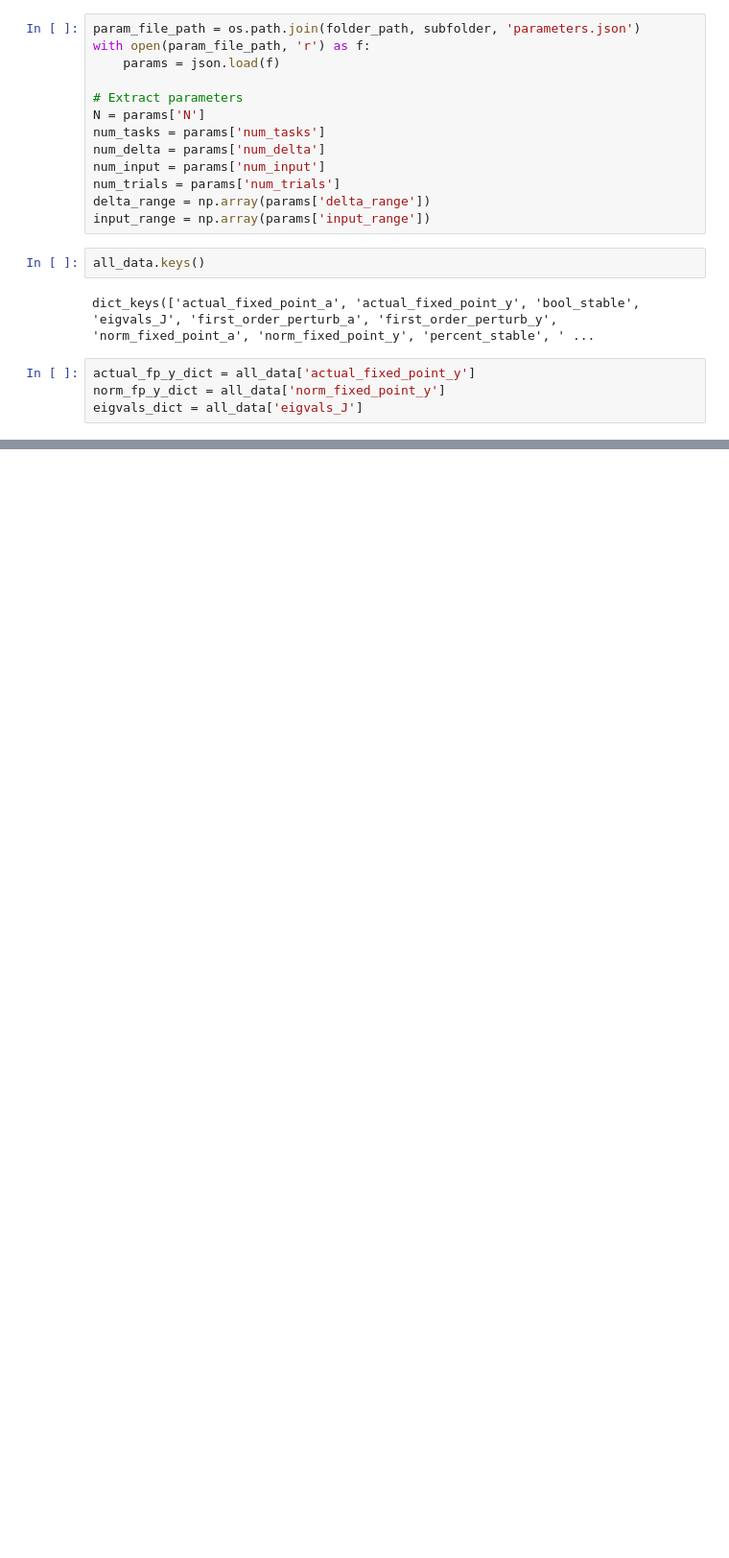
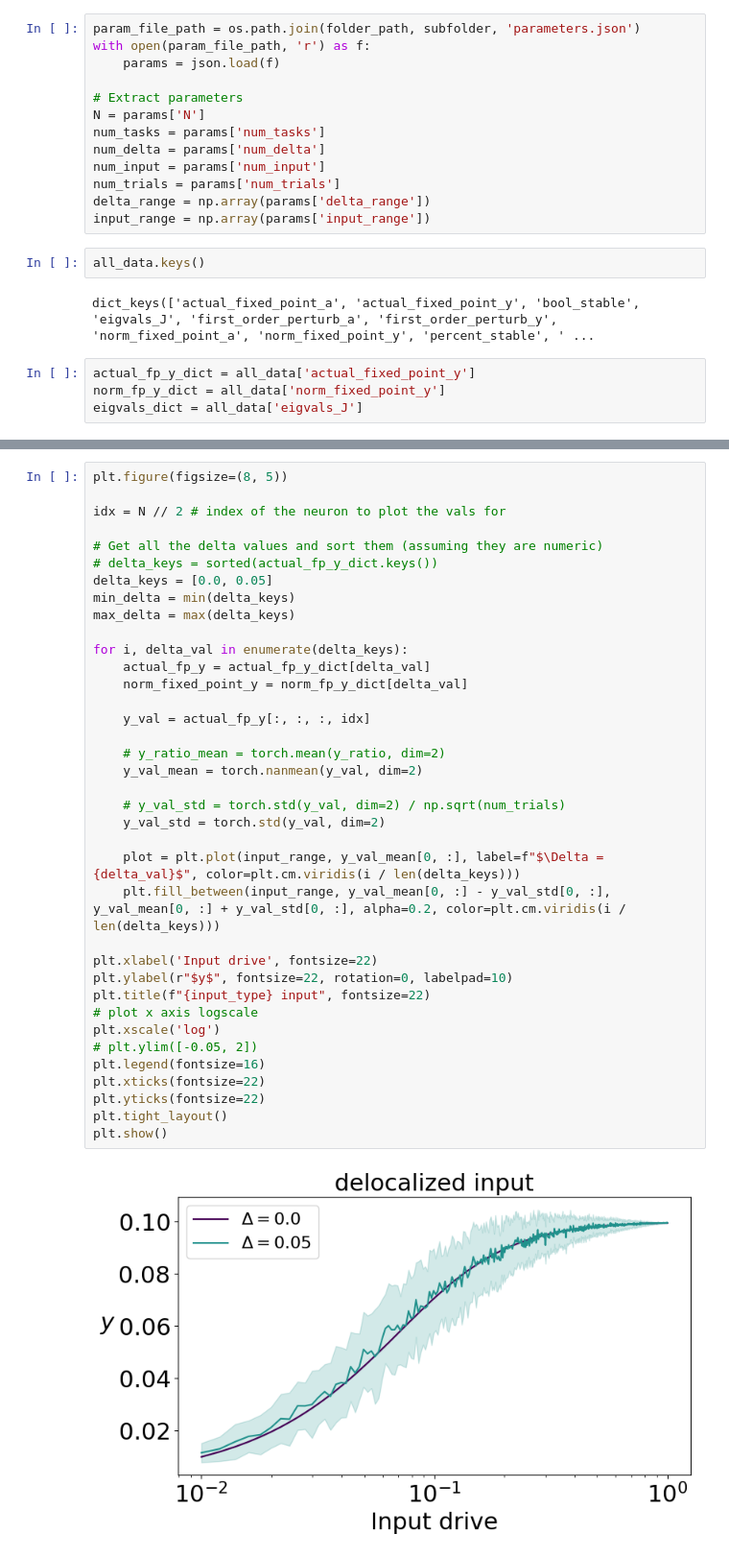
Before and after one commit to shivangrawat/perturbed_organics, a Jupyter notebook: examples/plot_lines.ipynb, the cells around one changed output, grey strips where cells are left out. Shown at 96% size. Saved outputs shown, nothing was run; the diff lists cells and outputs as text; blank space fills up the shorter version.

```diff
--- a/examples/plot_lines.ipynb
+++ b/examples/plot_lines.ipynb
@@ -78,0 +79,39 @@ num_of_nans = {}
+# %%
+plt.figure(figsize=(8, 5))
+
+idx = N // 2 # index of the neuron to plot the vals for
+
+# Get all the delta values and sort them (assuming they are numeric)
+# delta_keys = sorted(actual_fp_y_dict.keys())
+delta_keys = [0.0, 0.05]
+min_delta = min(delta_keys)
+max_delta = max(delta_keys)
+
+for i, delta_val in enumerate(delta_keys):
+    actual_fp_y = actual_fp_y_dict[delta_val]
+    norm_fixed_point_y = norm_fp_y_dict[delta_val]
+
+    y_val = actual_fp_y[:, :, :, idx]
+
+    # y_ratio_mean = torch.mean(y_ratio, dim=2)
+    y_val_mean = torch.nanmean(y_val, dim=2)
+
+    # y_val_std = torch.std(y_val, dim=2) / np.sqrt(num_trials)
+    y_val_std = torch.std(y_val, dim=2)
+
+    plot = plt.plot(input_range, y_val_mean[0, :], label=f"$\Delta = {delta_val}$", color=plt.cm.viridis(i / len(delta_keys)))
+    plt.fill_between(input_range, y_val_mean[0, :] - y_val_std[0, :], y_val_mean[0, :] + y_val_std[0, :], alpha=0.2, color=plt.cm.viridis(i / len(delta_keys)))
+
+plt.xlabel('Input drive', fontsize=22)
+plt.ylabel(r"$y$", fontsize=22, rotation=0, labelpad=10)
+plt.title(f"{input_type} input", fontsize=22)
+# plot x axis logscale
+plt.xscale('log')
+# plt.ylim([-0.05, 2])
+plt.legend(fontsize=16)
+plt.xticks(fontsize=22)
+plt.yticks(fontsize=22)
+plt.tight_layout()
+plt.show()
+# %% [output]
+[figure, added]
```
Also changed, not shown: parts of 11 cells of this notebook.
